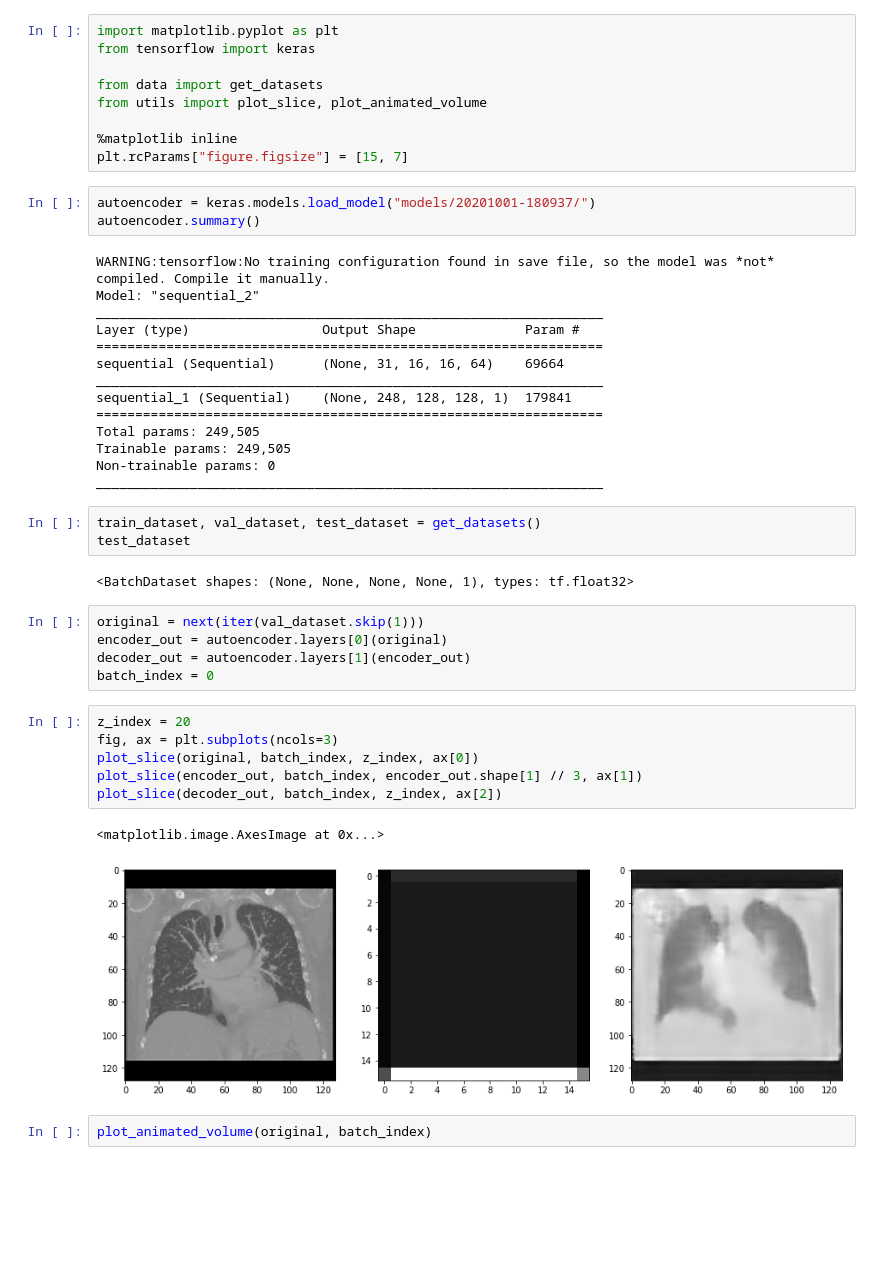
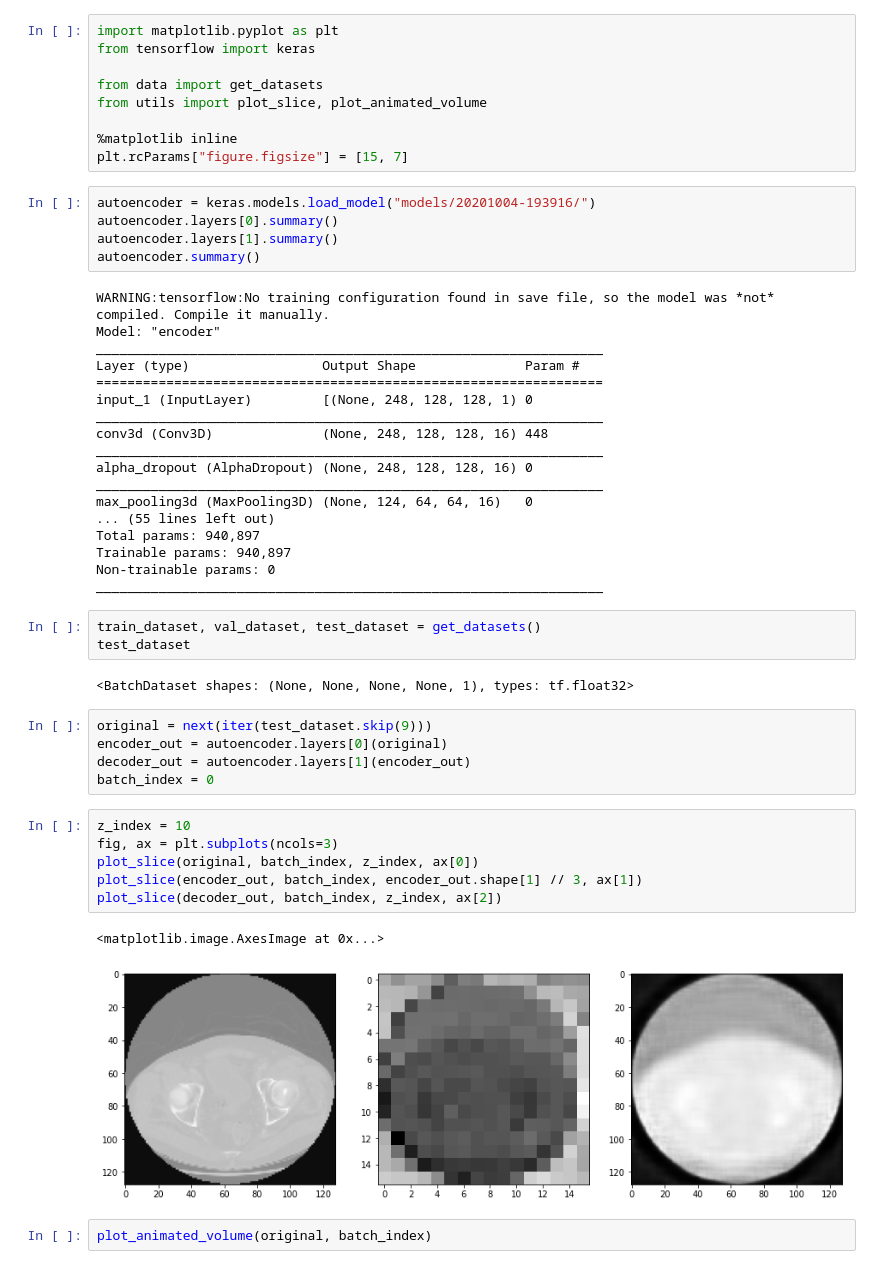
Before and after one commit to ceccoemi/ct-scan-ml, a Jupyter notebook: visualize_results.ipynb, the cells around one changed output. Drawn from its saved outputs; the diff is of its cells as text; blank space fills up the shorter version.

```diff
--- a/visualize_results.ipynb
+++ b/visualize_results.ipynb
@@ -8,20 +8,26 @@ from utils import plot_slice, plot_animated_volume
 %matplotlib inline
 plt.rcParams["figure.figsize"] = [15, 7]
 # %%
-autoencoder = keras.models.load_model("models/20201001-180937/")
+autoencoder = keras.models.load_model("models/20201004-193916/")
+autoencoder.layers[0].summary()
+autoencoder.layers[1].summary()
 autoencoder.summary()
 # %% [output]
 WARNING:tensorflow:No training configuration found in save file, so the model was *not* compiled. Compile it manually.
-Model: "sequential_2"
+Model: "encoder"
 _________________________________________________________________
 Layer (type)                 Output Shape              Param #
 =================================================================
-sequential (Sequential)      (None, 31, 16, 16, 64)    69664
+input_1 (InputLayer)         [(None, 248, 128, 128, 1) 0
 _________________________________________________________________
-sequential_1 (Sequential)    (None, 248, 128, 128, 1)  179841
-=================================================================
-Total params: 249,505
-Trainable params: 249,505
+conv3d (Conv3D)              (None, 248, 128, 128, 16) 448
+_________________________________________________________________
+alpha_dropout (AlphaDropout) (None, 248, 128, 128, 16) 0
+_________________________________________________________________
+max_pooling3d (MaxPooling3D) (None, 124, 64, 64, 16)   0
+... (55 lines left out)
+Total params: 940,897
+Trainable params: 940,897
 Non-trainable params: 0
 _________________________________________________________________
 # %%
@@ -30,19 +36,19 @@ test_dataset
 # %% [output]
 <BatchDataset shapes: (None, None, None, None, 1), types: tf.float32>
 # %%
-original = next(iter(val_dataset.skip(1)))
+original = next(iter(test_dataset.skip(9)))
 encoder_out = autoencoder.layers[0](original)
 decoder_out = autoencoder.layers[1](encoder_out)
 batch_index = 0
 # %%
-z_index = 20
+z_index = 10
 fig, ax = plt.subplots(ncols=3)
 plot_slice(original, batch_index, z_index, ax[0])
 plot_slice(encoder_out, batch_index, encoder_out.shape[1] // 3, ax[1])
 plot_slice(decoder_out, batch_index, z_index, ax[2])
 # %% [output]
 <matplotlib.image.AxesImage at 0x...>
-[figure, old version]
+[figure, new version]
 # %%
 plot_animated_volume(original, batch_index)
 # %% [output]
```
Also changed, not shown: 3 other files.
